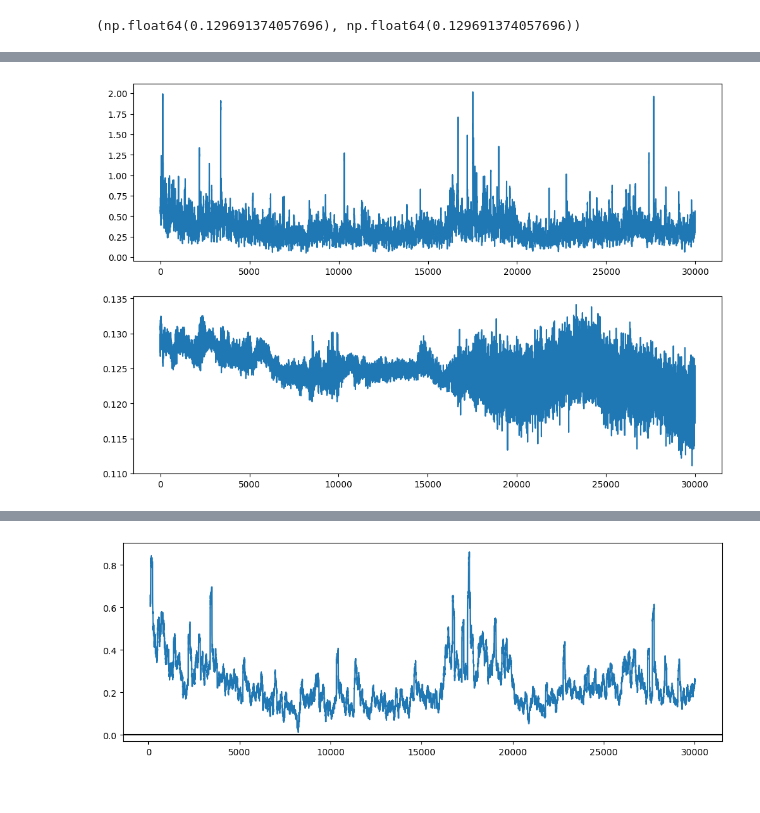
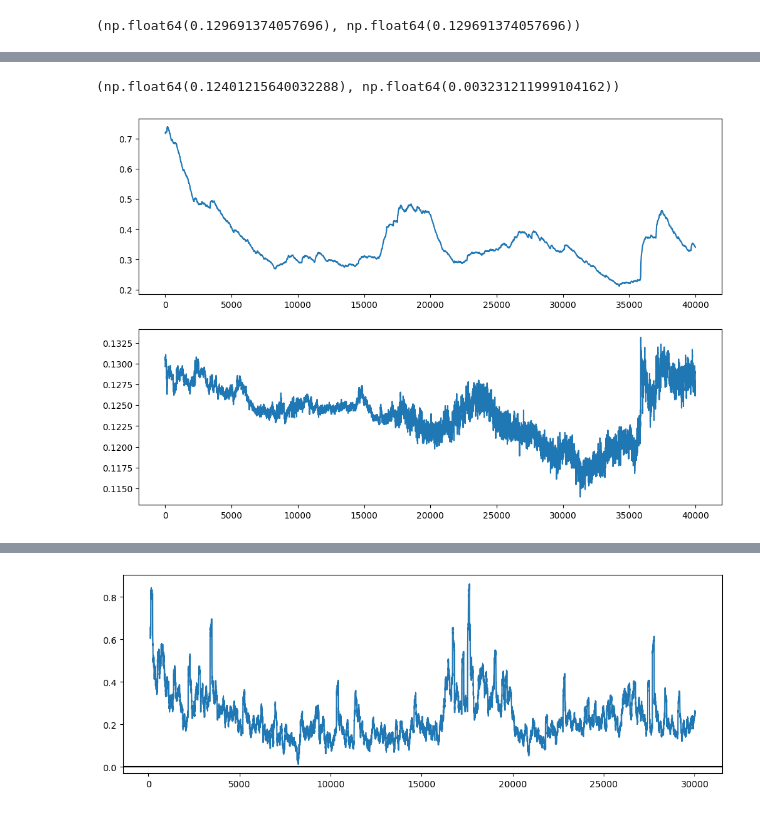
Before and after one commit to aemilani/imc-prosperity-3, a Jupyter notebook: notebooks/rock.ipynb, the cells around one changed output, grey strips where cells are left out. Cells and saved outputs as stored; diff of their text form; code cells hidden in the pictures.

Commit message:
Round 4 done

```diff
--- a/notebooks/rock.ipynb
+++ b/notebooks/rock.ipynb
@@ -97,6 +97,7 @@ def calc_moneyness(x):
 price_0 = pd.read_csv('../data/raw/round_3/prices_round_3_day_0.csv', delimiter=';')
 price_1 = pd.read_csv('../data/raw/round_3/prices_round_3_day_1.csv', delimiter=';')
 price_2 = pd.read_csv('../data/raw/round_3/prices_round_3_day_2.csv', delimiter=';')
+price_3 = pd.read_csv('../data/raw/round_4/prices_round_4_day_3.csv', delimiter=';')
 # %%
 trades_0 = pd.read_csv('../data/raw/round_3/trades_round_3_day_0.csv', delimiter=';')
 trades_1 = pd.read_csv('../data/raw/round_3/trades_round_3_day_1.csv', delimiter=';')
@@ -104,6 +106,6 @@ trades_2 = pd.read_csv('../data/raw/round_3/trades_round_3_day_2.csv', delimiter
 # %%
-prices = pd.concat([price_0, price_1, price_2], axis=0).reset_index(drop=True)
-trades = pd.concat([trades_0, trades_1, trades_2], axis=0).reset_index(drop=True)
+prices = pd.concat([price_0, price_1, price_2, price_3], axis=0).reset_index(drop=True)
+trades = pd.concat([trades_0, trades_1, trades_2, trades_3], axis=0).reset_index(drop=True)
 # %%
 rock = prices[prices['product'] == 'VOLCANIC_ROCK'].reset_index(drop=True)
 call_0 = prices[prices['product'] == 'VOLCANIC_ROCK_VOUCHER_9500'].reset_index(drop=True)
@@ -220,22 +219,26 @@ realized_vol.shape, base_ivs.shape
+# %%
+norm.mean(), norm.std()
+# %% [output]
+(np.float64(0.12401215640032288), np.float64(0.003231211999104162))
 # %%
 realized_vol = np.log(rock['mid_price'] / rock['mid_price'].shift(1)).rolling(thr).std().dropna().reset_index(drop=True) * np.sqrt(10000 * 250)
-# for i in range(1, realized_vol.shape[0]):
-#    realized_vol.iloc[i] =  realized_vol.iloc[i-1] * 0.999 + realized_vol.iloc[i] * 0.001
+for i in range(1, realized_vol.shape[0]):
+   realized_vol.iloc[i] =  realized_vol.iloc[i-1] * 0.999 + realized_vol.iloc[i] * 0.001
 
 vol = base_ivs
 norm = vol
-norm_z_score = (norm - norm.mean()) / norm.rolling(thr).std()
-# norm_z_score = (norm - norm.mean()) / norm.std()
+# norm_z_score = (norm - norm.mean()) / norm.rolling(thr).std()
+# norm_z_score = (norm - 0.124) / 0.003
 
 fig, ax = plt.subplots(2, 1, figsize=(12, 8))
 ax[0].plot(realized_vol)
 # ax[1].plot(norm_z_score)
 ax[1].plot(norm)
 # ax[1].axhline(0, c='k')
 # ax[1].set_ylim([-5, 5])
 plt.show()
 # %% [output]
-[figure, old version]
+[figure, new version]
 # %%
 norm.mean(), norm.std()
 # %% [output]
```
Also changed, not shown: parts of 11 cells of this notebook, 4 other files.
